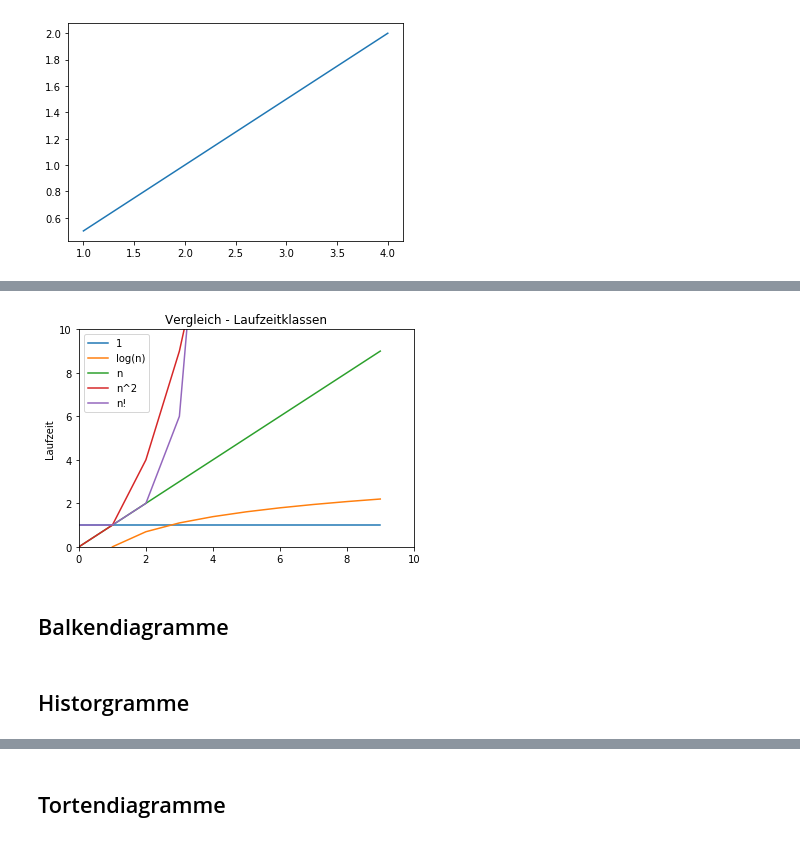
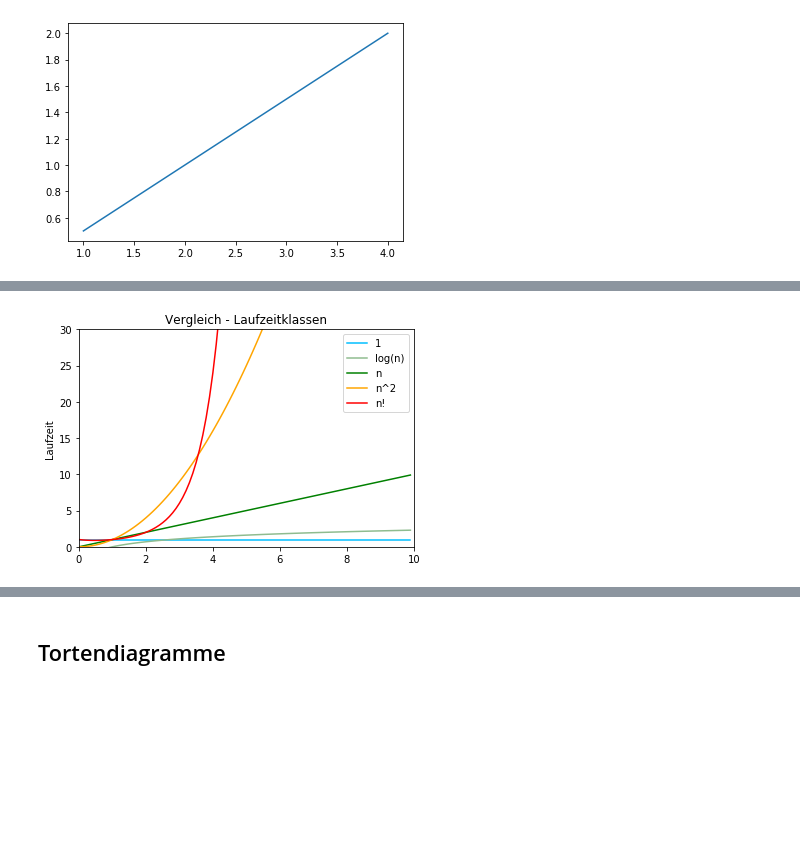
Before and after one commit to SwitzerChees/anpy, a Jupyter notebook: 2_matplotlib/notebook/matplotlib.ipynb, the cells around one changed output, grey strips where cells are left out. Saved outputs shown, nothing was run; the diff lists cells and outputs as text; code cells hidden in the pictures; blank space fills up the shorter version.

```diff
--- a/2_matplotlib/notebook/matplotlib.ipynb
+++ b/2_matplotlib/notebook/matplotlib.ipynb
@@ -117,33 +117,25 @@ $
 
 Um diese Graphen und ihr unterschiedliches Wachstum zu verdeutlichen soll folgender Graph dienen.
 # %%
-import scipy.special
-
-# Erzeuge x Werte von 1 bis 10
-x = np.arange(0,10)
-
+# Erzeuge x Werte von 1 bis 10 in 0.1 Schritten für flachere Verlaufskurven
+x = np.arange(0, 10, 0.1)
+# Den Graphen und die Y-Achse beschriften
 plt.title('Vergleich - Laufzeitklassen')
-# Den Graphen und die Y-Achse beschriften
 plt.ylabel('Laufzeit')
+plt.axis([0, 10, 0, 30])
 
 # Laufzeit 1
-plt.plot(x, np.full(len(x), 1), label='1')
-# Laufzeit log n
-plt.plot(x, np.ma.log(x), label='log(n)')
+plt.plot(x, np.full(len(x), 1), label='1', color='deepskyblue')
+# Laufzeit log(n)
+plt.plot(x, np.ma.log(x), label='log(n)', color='darkseagreen')
 # Laufzeit n
-plt.plot(x, x, label='n')
+plt.plot(x, x, label='n', color='green')
 # Laufzeit n^2
-plt.plot(x, x * x, label='n^2')
+plt.plot(x, x * x, label='n^2', color='orange')
 # Laufzeit n!
-plt.plot(x, scipy.special.factorial(x), label='n!')
-
-plt.axis([0,len(x),0,10])
+plt.plot(x, scipy.special.factorial(x), label='n!', color='red')
 
 plt.legend()
 plt.show()
 # %% [output]
-[figure, old version]
+[figure, new version]
-# %% [markdown]
-## Balkendiagramme
-# %% [markdown]
-## Historgramme
```
Also changed, not shown: parts of 11 cells of this notebook.
